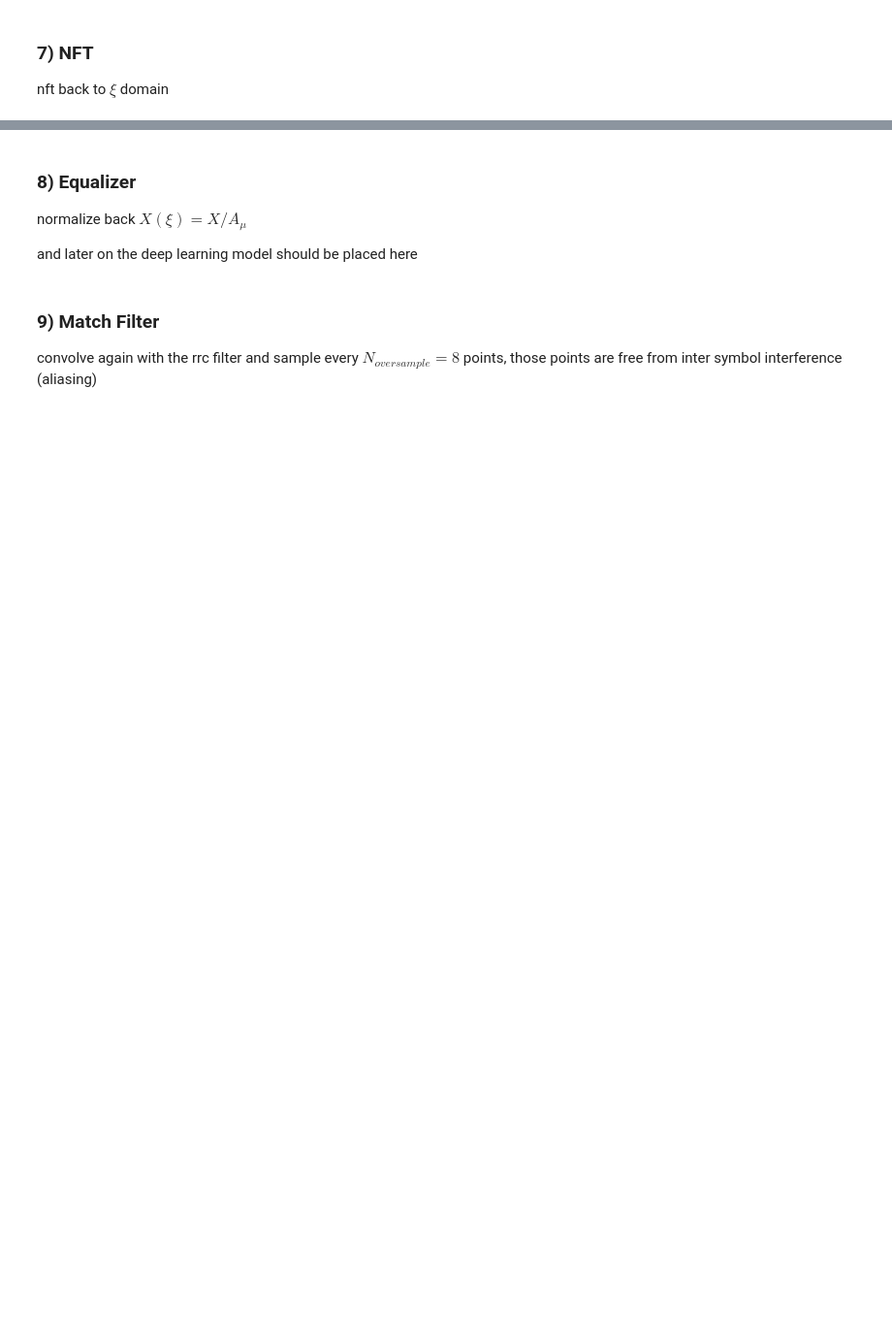
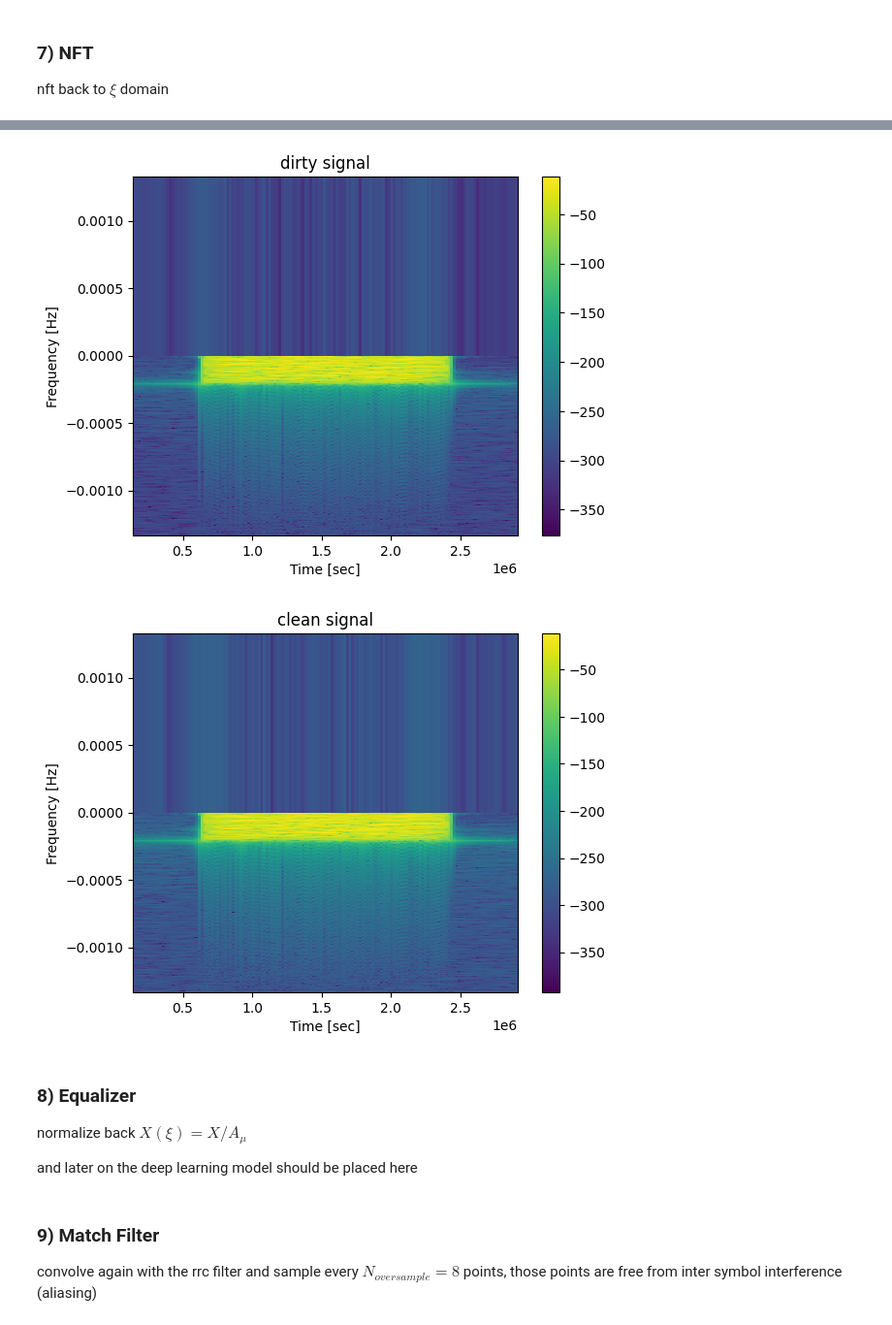
Before and after one commit to Yarden92/Thesis-code, a Jupyter notebook: apps/optics/full_debug.ipynb, the cells around one changed output, grey strips where cells are left out. Shown at 97% size. Saved outputs shown, nothing was run; the diff lists cells and outputs as text; code cells hidden in the pictures; blank space fills up the shorter version.

```diff
--- a/apps/optics/full_debug.ipynb
+++ b/apps/optics/full_debug.ipynb
@@ -233,3 +240,36 @@ Visualizer.twin_zoom_plot('reference before INFT', np.real(x4),zm, xivec, 'xi[Hz
+# %%
+# plot spectrogram of x7
+import scipy as sp
+import matplotlib.pyplot as plt
+
+window_size = 800
+hop_size = 50
+
+f, t, Sxx = sp.signal.spectrogram(x7, fs, nperseg=window_size, noverlap=window_size-hop_size)
+
+# plot
+#  Plot the spectrogram using matplotlib.
+plt.pcolormesh(t, f, 20*np.log10(np.abs(Sxx)))
+plt.xlabel('Time [sec]')
+plt.ylabel('Frequency [Hz]')
+plt.title('dirty signal')
+plt.colorbar()
+plt.show()
+
+
+f, t, Sxx = sp.signal.spectrogram(x4, fs, nperseg=window_size, noverlap=window_size-hop_size)
+
+# plot
+#  Plot the spectrogram using matplotlib.
+plt.pcolormesh(t, f, 20*np.log10(np.abs(Sxx)))
+plt.xlabel('Time [sec]')
+plt.ylabel('Frequency [Hz]')
+plt.title('clean signal')
+plt.colorbar()
+plt.show()
+# %% [output]
+[figure, added]
+[figure, added]
 # %% [markdown]
 ### 8) Equalizer
 normalize back
```
Also changed, not shown: parts of 14 cells of this notebook, 16 other files.
